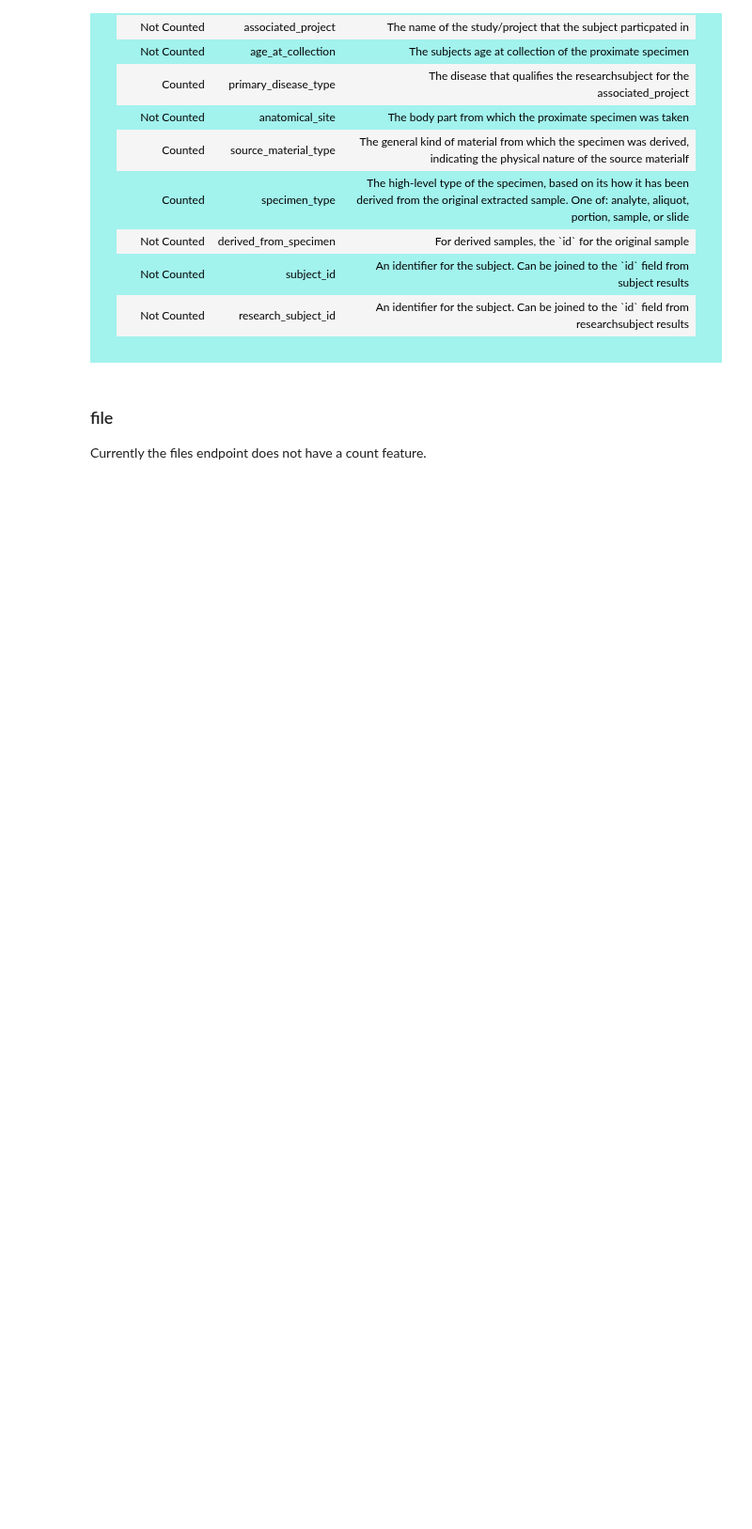
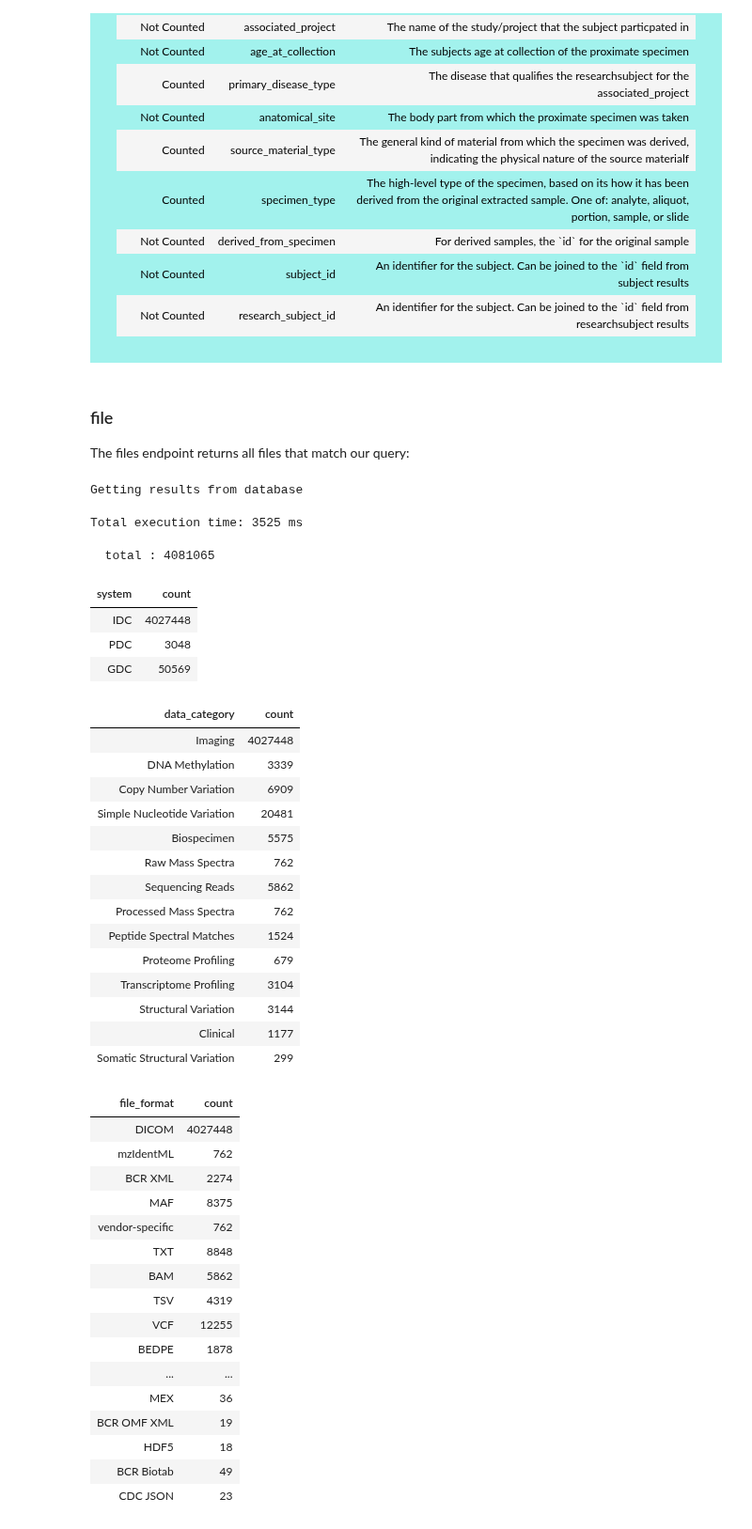
Before and after one commit to CancerDataAggregator/CDA-HelpDesk, a Jupyter notebook: docs/Examples/DataSummaries.ipynb, the cells around one changed output. Shown at 94% size. Saved outputs shown, nothing was run; the diff lists cells and outputs as text; code cells hidden in the pictures; blank space fills up the shorter version.

```diff
--- a/docs/Examples/DataSummaries.ipynb
+++ b/docs/Examples/DataSummaries.ipynb
@@ -845,4 +681,46 @@ Nearly 40,000 specimens with over 50,000 files meet our search criteria! We woul
 # %% [markdown]
 ### file
 
-Currently the files endpoint does not have a count feature.
+The files endpoint returns all files that match our query:
+# %%
+myquery.file.count.run()
+# %% [output]
+Getting results from database
+Total execution time: 3525 ms
+  total : 4081065
+| system | count |
+| IDC | 4027448 |
+| PDC | 3048 |
+| GDC | 50569 |
+| data_category | count |
+| Imaging | 4027448 |
+| DNA Methylation | 3339 |
+| Copy Number Variation | 6909 |
+| Simple Nucleotide Variation | 20481 |
+| Biospecimen | 5575 |
+| Raw Mass Spectra | 762 |
+| Sequencing Reads | 5862 |
+| Processed Mass Spectra | 762 |
+| Peptide Spectral Matches | 1524 |
+| Proteome Profiling | 679 |
+| Transcriptome Profiling | 3104 |
+| Structural Variation | 3144 |
+| Clinical | 1177 |
+| Somatic Structural Variation | 299 |
+| file_format | count |
+| DICOM | 4027448 |
+| mzIdentML | 762 |
+| BCR XML | 2274 |
+| MAF | 8375 |
+| vendor-specific | 762 |
+| TXT | 8848 |
+| BAM | 5862 |
+| TSV | 4319 |
+| VCF | 12255 |
+| BEDPE | 1878 |
+| ... | ... |
+| MEX | 36 |
+| BCR OMF XML | 19 |
+| HDF5 | 18 |
+| BCR Biotab | 49 |
+| CDC JSON | 23 |
```
Also changed, not shown: parts of 14 cells of this notebook, 3 other files.
